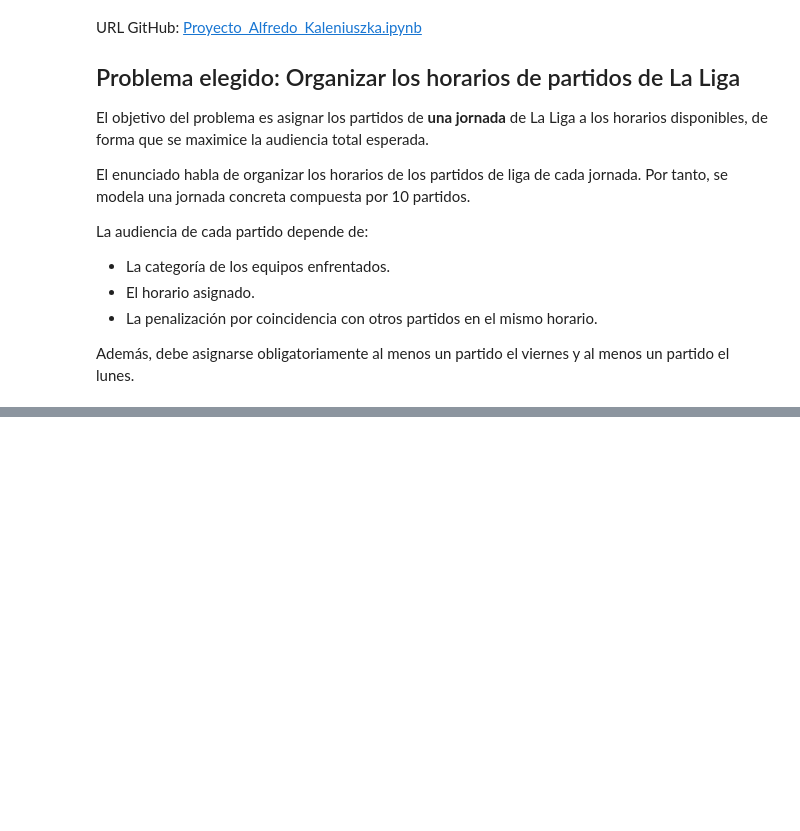
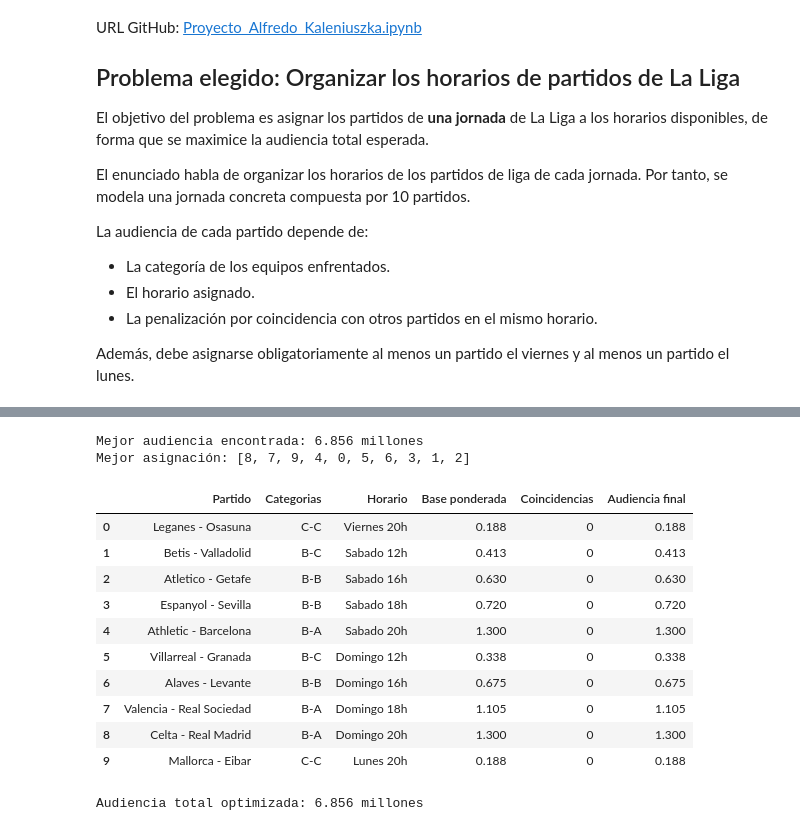
Before and after one commit to akaleniuszka/03MIAR--Algoritmo-de-Optimizacion, a Jupyter notebook: Proyecto/Proyecto_Alfredo_Kaleniuszka.ipynb, the cells around one changed output, grey strips where cells are left out. Cells and saved outputs as stored; diff of their text form; code cells hidden in the pictures; blank space fills up the shorter version.

Commit message:
Creación de Celdas finales

```diff
--- a/Proyecto/Proyecto_Alfredo_Kaleniuszka.ipynb
+++ b/Proyecto/Proyecto_Alfredo_Kaleniuszka.ipynb
@@ -21,0 +109,22 @@ Además, debe asignarse obligatoriamente al menos un partido el viernes y al men
+# %%
+def obtener_audiencia_base(cat1, cat2):
+    """
+    Devuelve la audiencia base según las categorías de los dos equipos.
+
+    Se ordenan las categorías para que, por ejemplo, B-A y A-B se traten igual.
+    """
+    categorias = tuple(sorted((cat1, cat2)))
+    return audiencia_base[categorias]
+
+
+def audiencia_partido_en_horario(partido, horario):
+    """
+    Calcula la audiencia de un partido en un horario concreto,
+    sin aplicar todavía la penalización por coincidencia.
+    """
+    _, cat1, cat2 = partido
+
+    base = obtener_audiencia_base(cat1, cat2)
+    coeficiente = coef_horario[horario]
+
+    return base * coeficiente
@@ -21,0 +467,36 @@ Además, debe asignarse obligatoriamente al menos un partido el viernes y al men
+# %%
+# Aplicamos el algoritmo mejorado a la jornada completa.
+mejor_asignacion, mejor_audiencia = programacion_dinamica(partidos, horarios)
+
+print("Mejor audiencia encontrada:", round(mejor_audiencia, 3), "millones")
+print("Mejor asignación:", mejor_asignacion)
+# %% [output]
+Mejor audiencia encontrada: 6.856 millones
+Mejor asignación: [8, 7, 9, 4, 0, 5, 6, 3, 1, 2]
+# %%
+# Evaluamos la mejor asignación para obtener una tabla detallada.
+audiencia_total, detalle = evaluar_asignacion(
+    mejor_asignacion,
+    partidos,
+    horarios
+)
+
+df_resultado = pd.DataFrame(detalle)
+df_resultado
+# %% [output]
+|  | Partido | Categorias | Horario | Base ponderada | Coincidencias | Audiencia final |
+| 0 | Leganes - Osasuna | C-C | Viernes 20h | 0.188 | 0 | 0.188 |
+| 1 | Betis - Valladolid | B-C | Sabado 12h | 0.413 | 0 | 0.413 |
+| 2 | Atletico - Getafe | B-B | Sabado 16h | 0.630 | 0 | 0.630 |
+| 3 | Espanyol - Sevilla | B-B | Sabado 18h | 0.720 | 0 | 0.720 |
+| 4 | Athletic - Barcelona | B-A | Sabado 20h | 1.300 | 0 | 1.300 |
+| 5 | Villarreal - Granada | B-C | Domingo 12h | 0.338 | 0 | 0.338 |
+| 6 | Alaves - Levante | B-B | Domingo 16h | 0.675 | 0 | 0.675 |
+| 7 | Valencia - Real Sociedad | B-A | Domingo 18h | 1.105 | 0 | 1.105 |
+| 8 | Celta - Real Madrid | B-A | Domingo 20h | 1.300 | 0 | 1.300 |
+| 9 | Mallorca - Eibar | C-C | Lunes 20h | 0.188 | 0 | 0.188 |
+# %%
+# Mostramos la audiencia total optimizada de la jornada.
+print("Audiencia total optimizada:", round(audiencia_total, 3), "millones")
+# %% [output]
+Audiencia total optimizada: 6.856 millones
```
Also changed, not shown: parts of 24 cells of this notebook.
